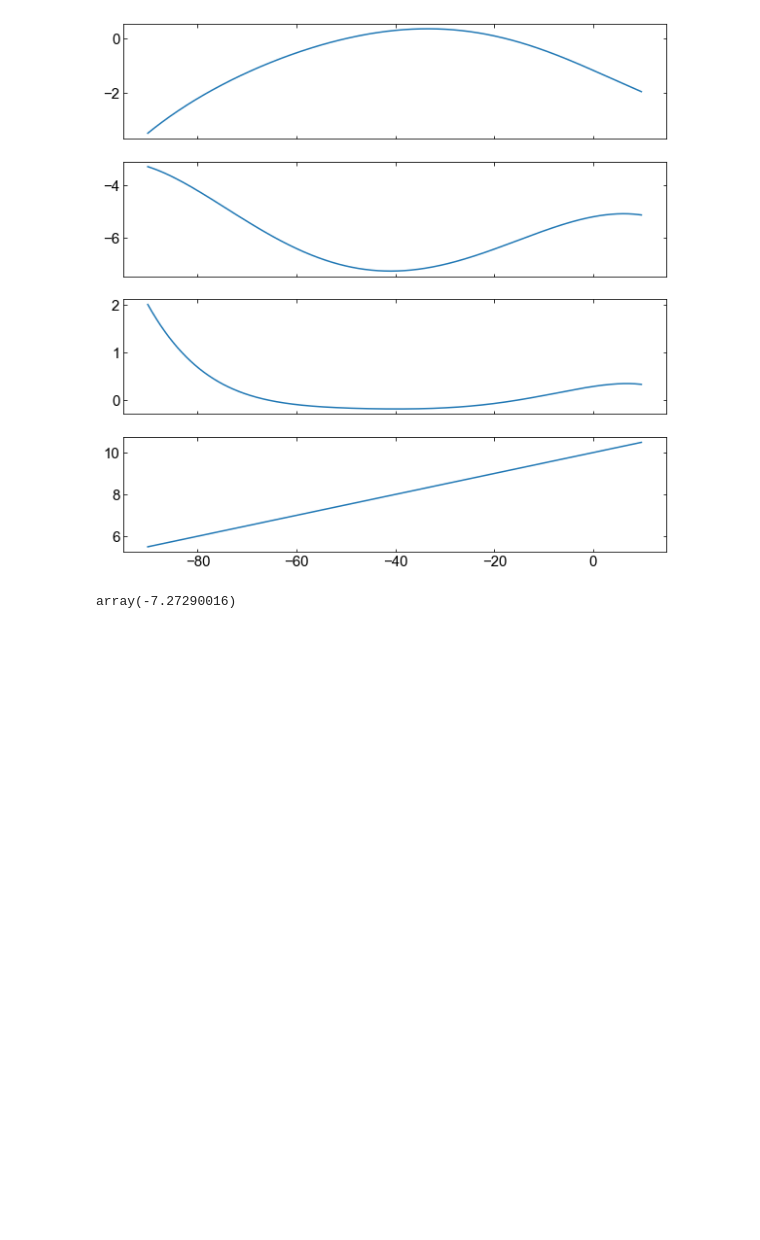
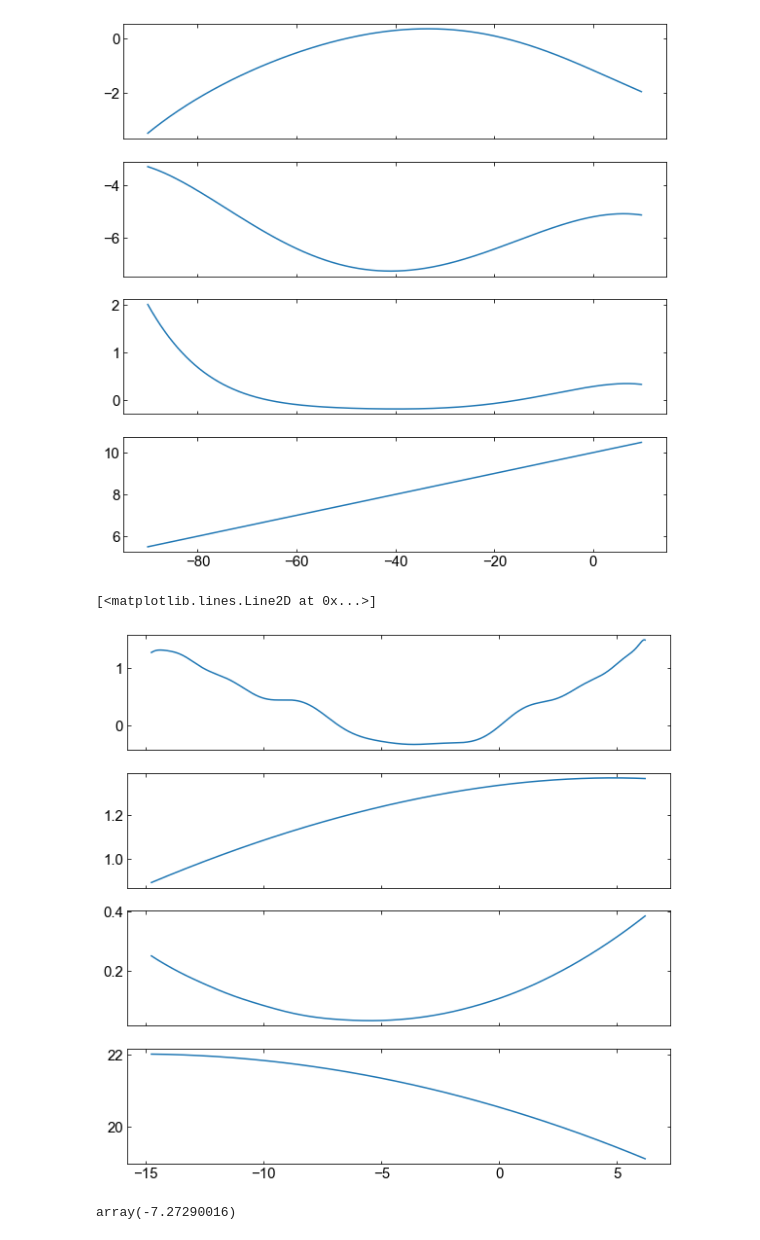
Before and after one commit to stellarstreams/cats, a Jupyter notebook: notebooks/pawprint_demo.ipynb, the cells around one changed output. Cells and saved outputs as stored; diff of their text form; code cells hidden in the pictures; blank space fills up the shorter version.

```diff
--- a/notebooks/pawprint_demo.ipynb
+++ b/notebooks/pawprint_demo.ipynb
@@ -44,6 +45,23 @@ ax4.plot(gd1_track.phi1, gd1_track.distance)
 # %% [output]
 [<matplotlib.lines.Line2D at 0x...>]
 [figure]
+# %%
+p = Pawprint.pawprint_from_galstreams('Pal5','pricewhelan2019')
+p1 = Pawprint.pawprint_from_galstreams('Pal5','ibata2021')
+
+stream_obj = p.track
+stream_fr = stream_obj.stream_frame
+pal5_track = stream_obj.track.transform_to(stream_fr)
+pal5_track = gc.reflex_correct(pal5_track)
+# %%
+fig, [ax1, ax2, ax3, ax4] = plt.subplots(4, 1, figsize=(10, 10), sharex=True)
+ax1.plot(pal5_track.phi1, pal5_track.phi2)
+ax2.plot(pal5_track.phi1, pal5_track.pm_phi1_cosphi2)
+ax3.plot(pal5_track.phi1, pal5_track.pm_phi2)
+ax4.plot(pal5_track.phi1, pal5_track.distance)
+# %% [output]
+[<matplotlib.lines.Line2D at 0x...>]
+[figure, added]
 # %%
 pm_phi1_cosphi2 = gd1_track.pm_phi1_cosphi2.value
 spline_pm1 = InterpolatedUnivariateSpline(gd1_track.phi1.value, pm_phi1_cosphi2)
```
Also changed, not shown: parts of 33 cells of this notebook, 4 other files.
